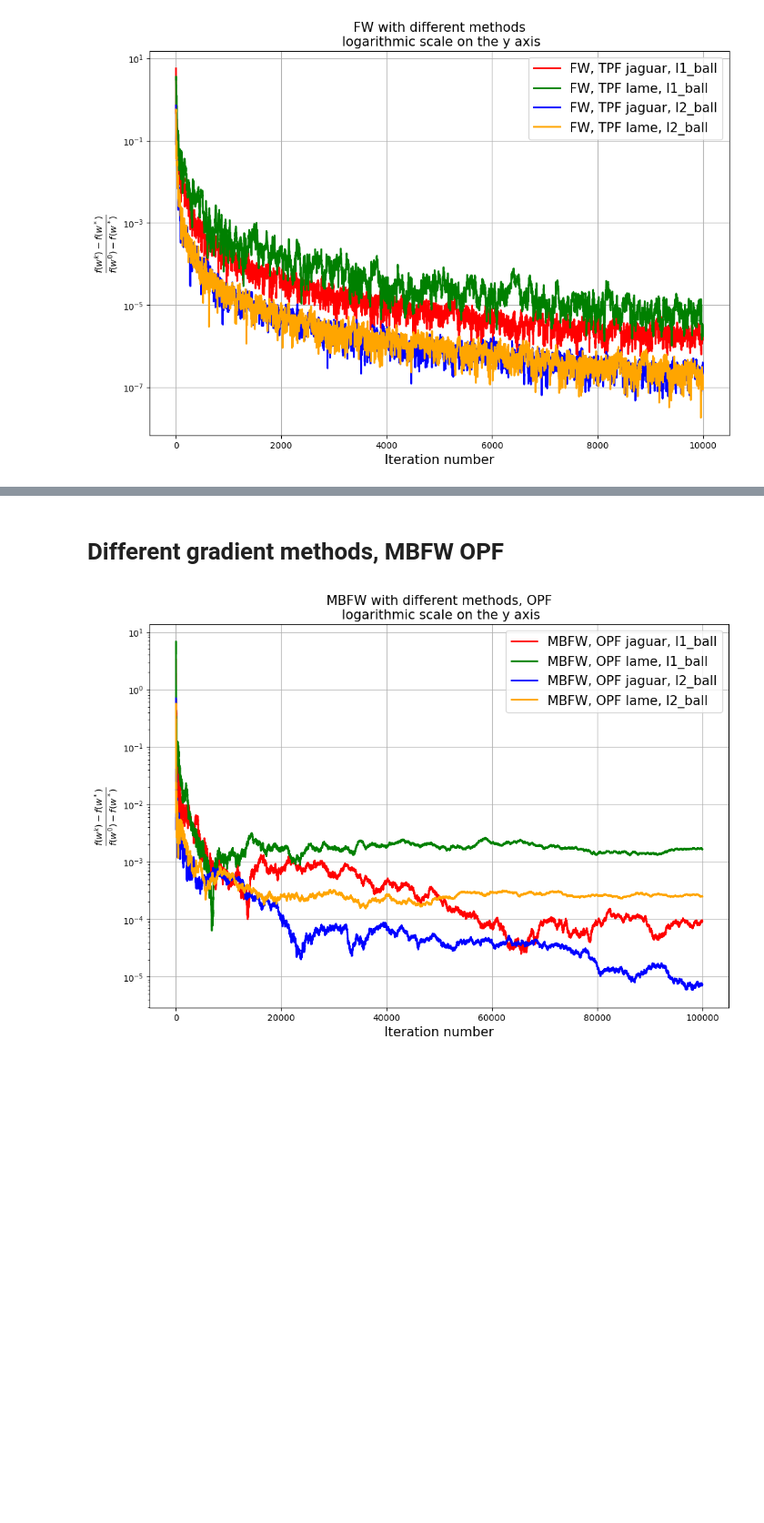
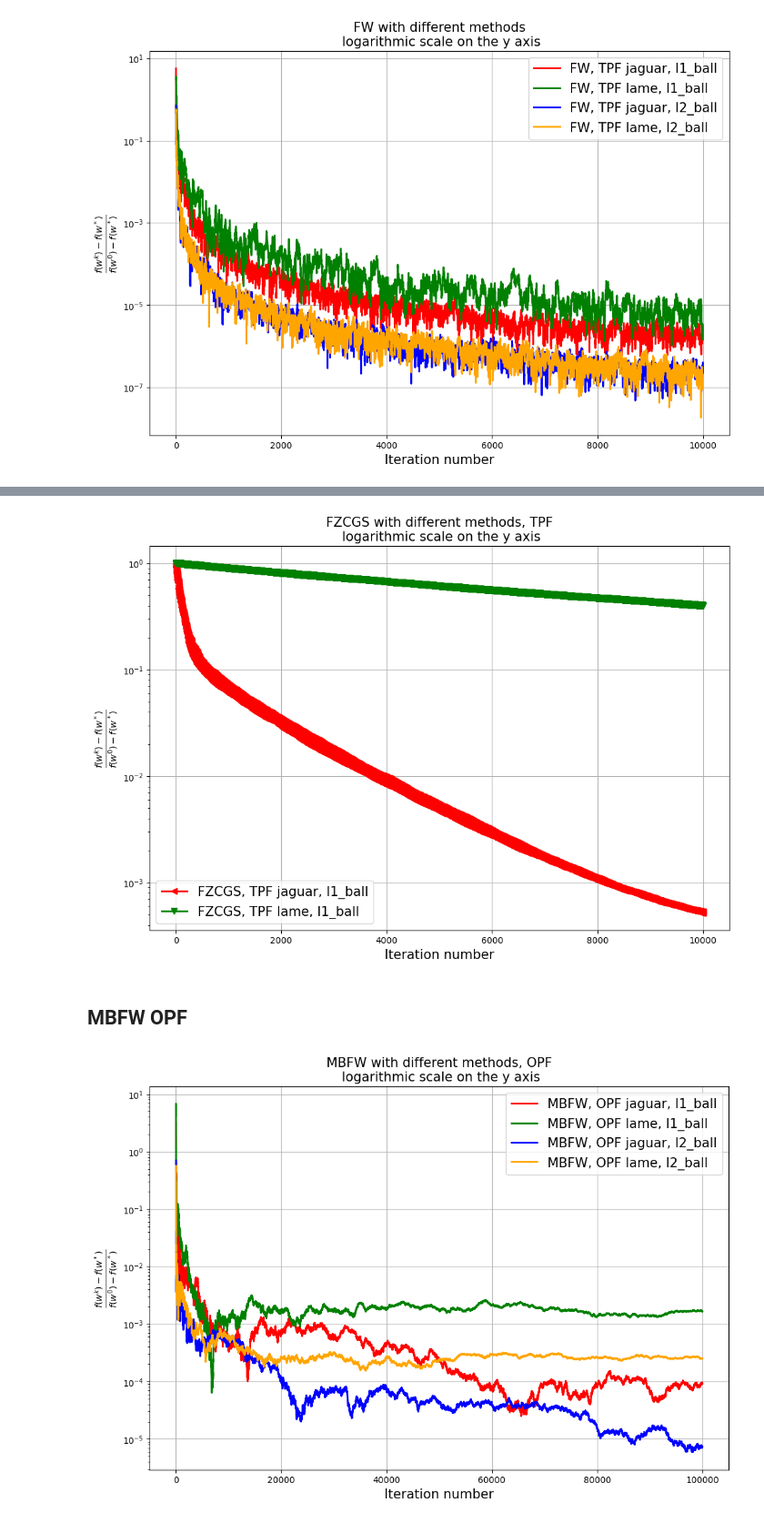
Before and after one commit to minashkinvladislav/Frank_Wolfe, a Jupyter notebook: experiments.ipynb, the cells around one changed output, grey strips where cells are left out. Shown at 91% size. Cells and saved outputs as stored; diff of their text form; code cells hidden in the pictures; blank space fills up the shorter version.

```diff
--- a/experiments.ipynb
+++ b/experiments.ipynb
@@ -349,5 +448,13 @@ optimizers.make_err_plot(iterations_proj, errors_proj, y_label=y_label,
+# %%
+title = "FZCGS with different methods, TPF"
+y_label = r'$\frac{f(w^k) - f(w^*)}{f(w^0) - f(w^*)}$'
+
+optimizers.make_err_plot(iterations_fzcgs, errors_fzcgs, y_label=y_label,
+                         labels=labels_fzcgs, title=title, markers=['<', 'v', '^', '>'])
+# %% [output]
+[figure, added]
 # %% [markdown]
-# Different gradient methods, MBFW OPF
+## MBFW OPF
 # %%
 reload(optimizers)
 title = ''
```
Also changed, not shown: parts of 20 cells of this notebook, 1 other file.
